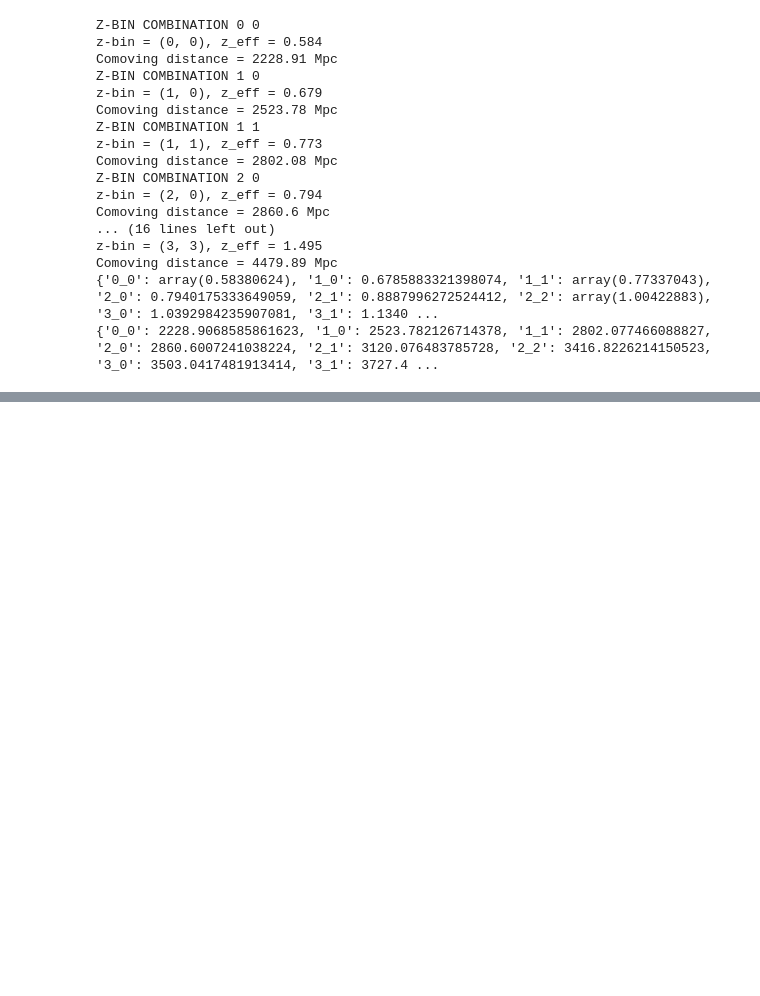
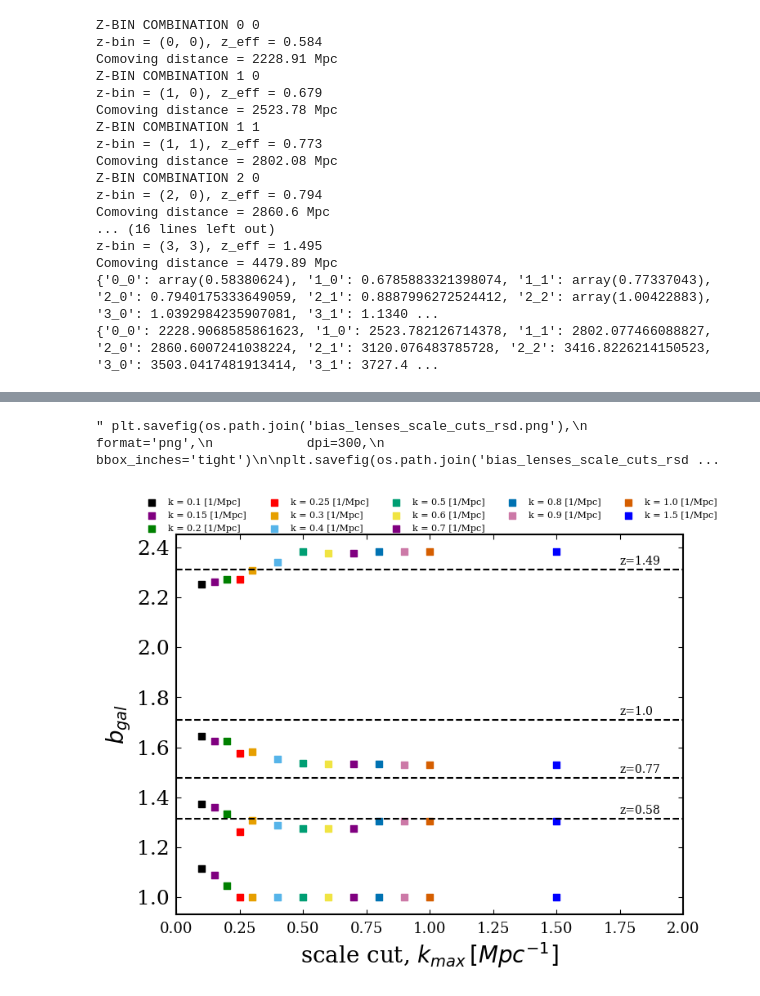
Before and after one commit to davsan06/HSC-PDR1-3x2pt-harmonic-methods, a Jupyter notebook: analysis/NBGalaxyClusteringScaleCuts.ipynb, the cells around one changed output, grey strips where cells are left out. Drawn from its saved outputs; the diff is of its cells as text; code cells hidden in the pictures; blank space fills up the shorter version.

```diff
--- a/analysis/NBGalaxyClusteringScaleCuts.ipynb
+++ b/analysis/NBGalaxyClusteringScaleCuts.ipynb
@@ -118,7 +118,7 @@ OK, great, now let's plot the power spectra!
 # %%
 %matplotlib inline
 
-colors = ['#000000', '#800080', '#008000', '#ff0000', "#E69F00", "#56B4E9", "#009E73", "#F0E442", '#800080', "#0072B2", "#CC79A7", "#D55E00"]
+colors = ['#000000', '#800080', '#008000', '#ff0000', "#E69F00", "#56B4E9", "#009E73", "#F0E442", '#800080', "#0072B2", "#CC79A7", "#D55E00", '#0000ff', '#ffa500', '#00ffff']
 # %%
 plt.figure()
 plt.plot(k_arr, pk_MM, colors[0], label='$P_{MM}(k)$')
@@ -490,0 +671,8 @@ Removing galaxy clustering cross-correlation (3,3)
+# %%
+# Initialize an empty array to store the effective redshift values
+zeff = np.array([])
+
+# Iterate over the range of 4
+for i in np.arange(4):
+    # Append the effective redshift value for each z-bin pair to the 'zeff' array
+    zeff = np.append(zeff, zeff_dict[f'{i}_{i}'])
@@ -490,0 +754,4 @@ Removing galaxy clustering cross-correlation (3,3)
+# %%
+# Bias obtained in previous section (see output in cell above)
+gal_lbias = [1.3132354253451917, 1.4786206734880059, 1.7089655279482314, 2.3121410614338616]
+np.round(gal_lbias,2)
@@ -490,0 +779,56 @@ Removing galaxy clustering cross-correlation (3,3)
+# %%
+# plt.scatter(z, b_mcmc, yerr=error_mcmc, linestyle='--', marker='*', label='MCMC')
+
+cind = 0
+
+f=open('galbias_criteria_rsd.txt','w')
+f.write('Distance between the theoretical linear galaxy bias and the one obtained \n')
+f.write('with the minimizer defined as the sqrt of the quadratic sum \n')
+
+kmax_array = np.array([0.1, 0.15, 0.2, 0.25, 0.3, 0.4, 0.5, 0.6, 0.7, 0.8, 0.9, 1.0, 1.5])
+
+for k_max in kmax_array:
+    bias = scale_cut_bias_dict[k_max]
+
+    # Define a distance between theoretical values and the ones obtained with the minimizer
+    dist = np.sqrt(sum(el*el for el in np.array(bias) - np.array(gal_lbias)))
+    f.write(f'kmax = {k_max} Mpc^-1 -> dist(th,pred) = {np.round(dist,2)}\n')
+    # print(dist)
+
+    for i in np.arange(4):
+        if i == 0:
+            plt.scatter(k_max, bias[i], color=colors[cind], marker='s', label=f'k = {k_max} [1/Mpc]')
+        else:
+            plt.scatter(k_max, bias[i], color=colors[cind], marker='s')
+
+    cind += 1
+
+f.write('\n')
+# for i in np.arange(4):
+#     plt.axhline(b_theo[i], xmin=0.0, xmax=1.6, ls='--', color='k')
+#     plt.axhspan(b_theo[i]-b_theo_err[i]**2, b_theo[i]+b_theo_err[i]**2, color='grey', alpha=0.3)
+
+for i in np.arange(4):
+    plt.axhline(gal_lbias[i], xmin=0.0, xmax=1.6, ls='--', color='k')
+    plt.text(1.75, gal_lbias[i]+0.02, f'z={np.round(zeff[i],2)}',fontsize=10)
+    f.write(f'z-bin {i+1} = {np.round(gal_lbias[i],2)} \n')
+
+f.close()
+# plt.xticks(kmax_array, kmax_array, fontsize=16)
+plt.xlim([0.0,2.0])
+plt.xlabel('scale cut, $k_{max}\, [Mpc^{-1}]$',fontsize=20)
+plt.ylabel('$b_{gal}$',fontsize=20)
+#plt.ylabel('linear galaxy bias, $b_{gal}$')
+plt.legend(bbox_to_anchor=(0.5,1.05),loc='center',ncol=5, frameon=False, fontsize=8)
+
+""" plt.savefig(os.path.join('bias_lenses_scale_cuts_rsd.png'),
+            format='png',
+            dpi=300,
+            bbox_inches='tight')
+
+plt.savefig(os.path.join('bias_lenses_scale_cuts_rsd.pdf'),
+            dpi=300,
+            bbox_inches='tight')  """
+# %% [output]
+" plt.savefig(os.path.join('bias_lenses_scale_cuts_rsd.png'),\n            format='png',\n            dpi=300,\n            bbox_inches='tight')\n\nplt.savefig(os.path.join('bias_lenses_scale_cuts_rsd ...
+[figure, added]
```
Also changed, not shown: parts of 17 cells of this notebook.
